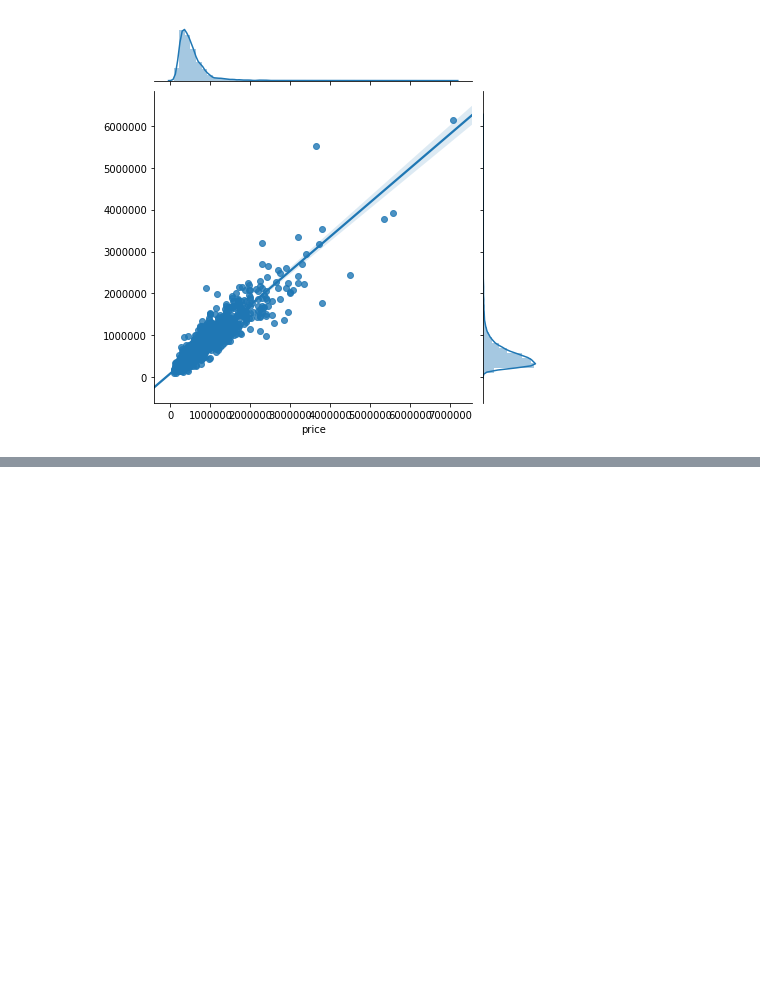
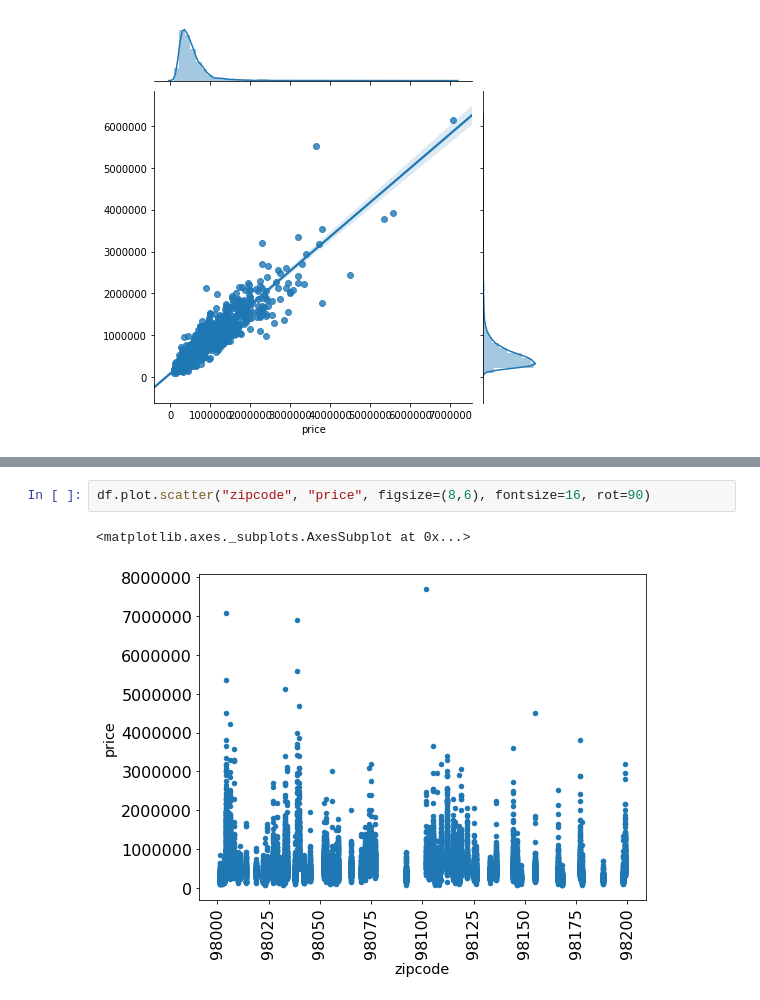
Before and after one commit to JoeDown/King-County-Linear-Regression-Price-Prediction, a Jupyter notebook: nick-scratch.ipynb, the cells around one changed output, grey strips where cells are left out. Saved outputs shown, nothing was run; the diff lists cells and outputs as text; blank space fills up the shorter version.

```diff
--- a/nick-scratch.ipynb
+++ b/nick-scratch.ipynb
@@ -4366,3 +4375,8 @@ Mean train adj rsq: 0.8831998866971951
+# %%
+df.plot.scatter("zipcode", "price", figsize=(8,6), fontsize=16, rot=90)
+# %% [output]
+<matplotlib.axes._subplots.AxesSubplot at 0x...>
+[figure, added]
 # %%
 from sklearn.model_selection import train_test_split
 from sklearn.metrics import mean_squared_error
```
Also changed, not shown: parts of 17 cells of this notebook, 1 other file.
